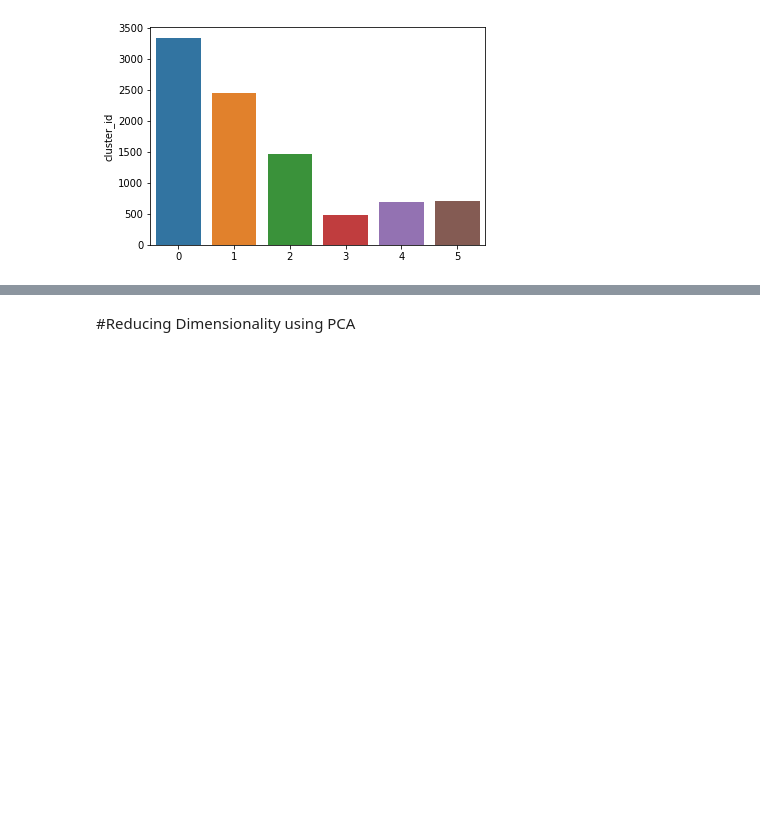
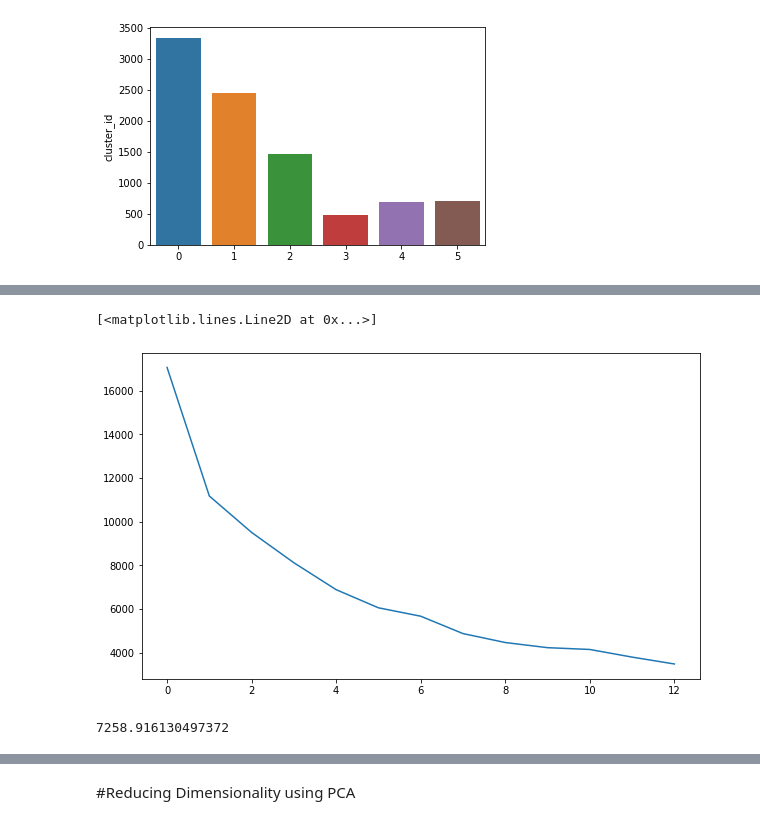
Before and after one commit to mecan80/DS_projects, a Jupyter notebook: Insurance_Cust_Segmentation.ipynb, the cells around one changed output, grey strips where cells are left out. Saved outputs shown, nothing was run; the diff lists cells and outputs as text; code cells hidden in the pictures; blank space fills up the shorter version.

```diff
--- a/Insurance_Cust_Segmentation.ipynb
+++ b/Insurance_Cust_Segmentation.ipynb
@@ -488,0 +594,13 @@ ins_upd_df.to_csv('insurance_6clusters.csv')
+# %%
+#Choosing optimal K
+cost = []
+for num_clusters in list(range(1,14)):
+    kproto_geo_clv = KPrototypes(n_clusters=num_clusters, init='Cao')
+    kproto_geo_clv.fit_predict(X_geo_clv_scale, categorical=[1,2,3,4,5,6,7,8])
+    cost.append(kproto_geo_clv.cost_)
+
+plt.figure(figsize=(10,6))
+plt.plot(cost)
+# %% [output]
+[<matplotlib.lines.Line2D at 0x...>]
+[figure, added]
@@ -488,0 +611,5 @@ ins_upd_df.to_csv('insurance_6clusters.csv')
+# %%
+#Checking the cost of the clusters created.
+kproto_geo_clv.cost_
+# %% [output]
+7258.916130497372
```
Also changed, not shown: parts of 128 cells of this notebook.
